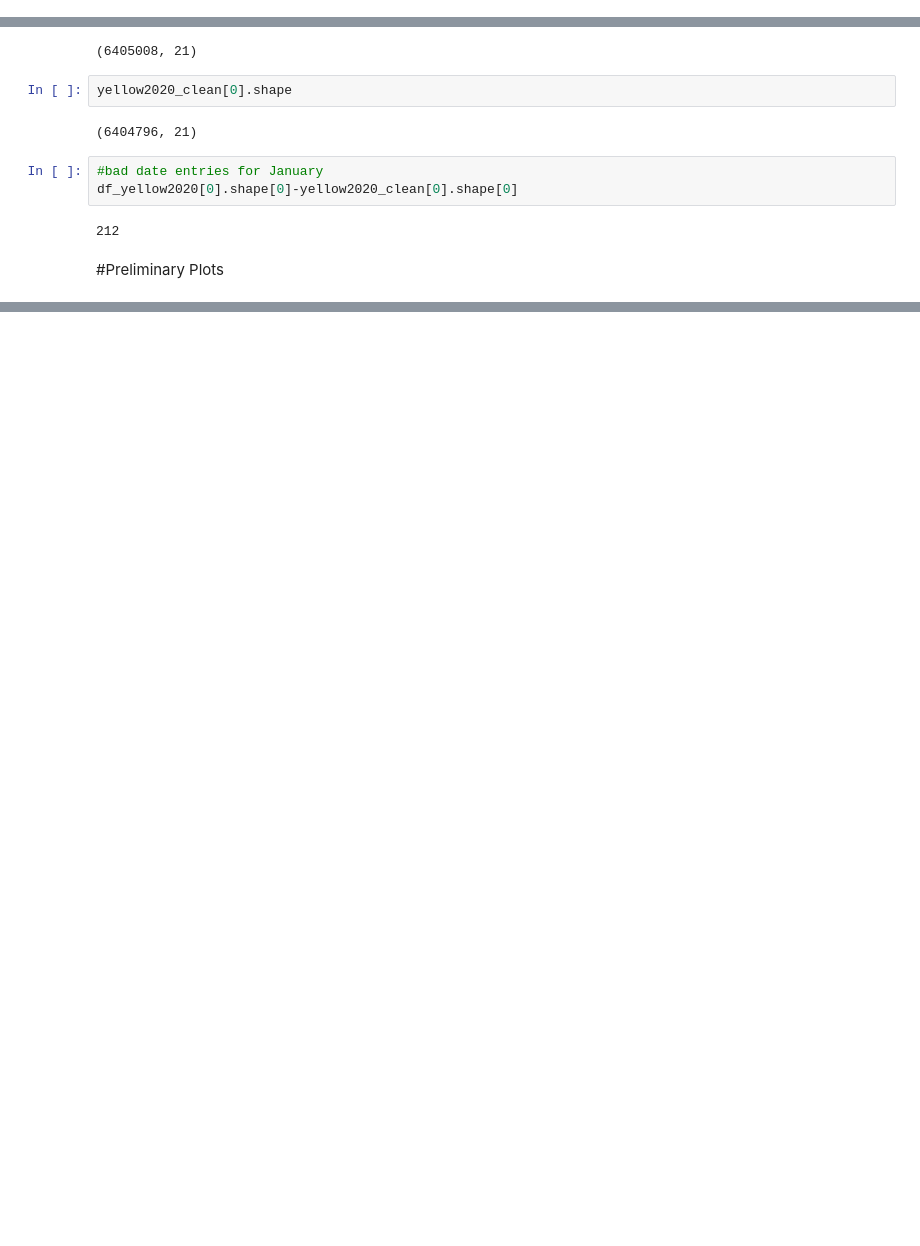
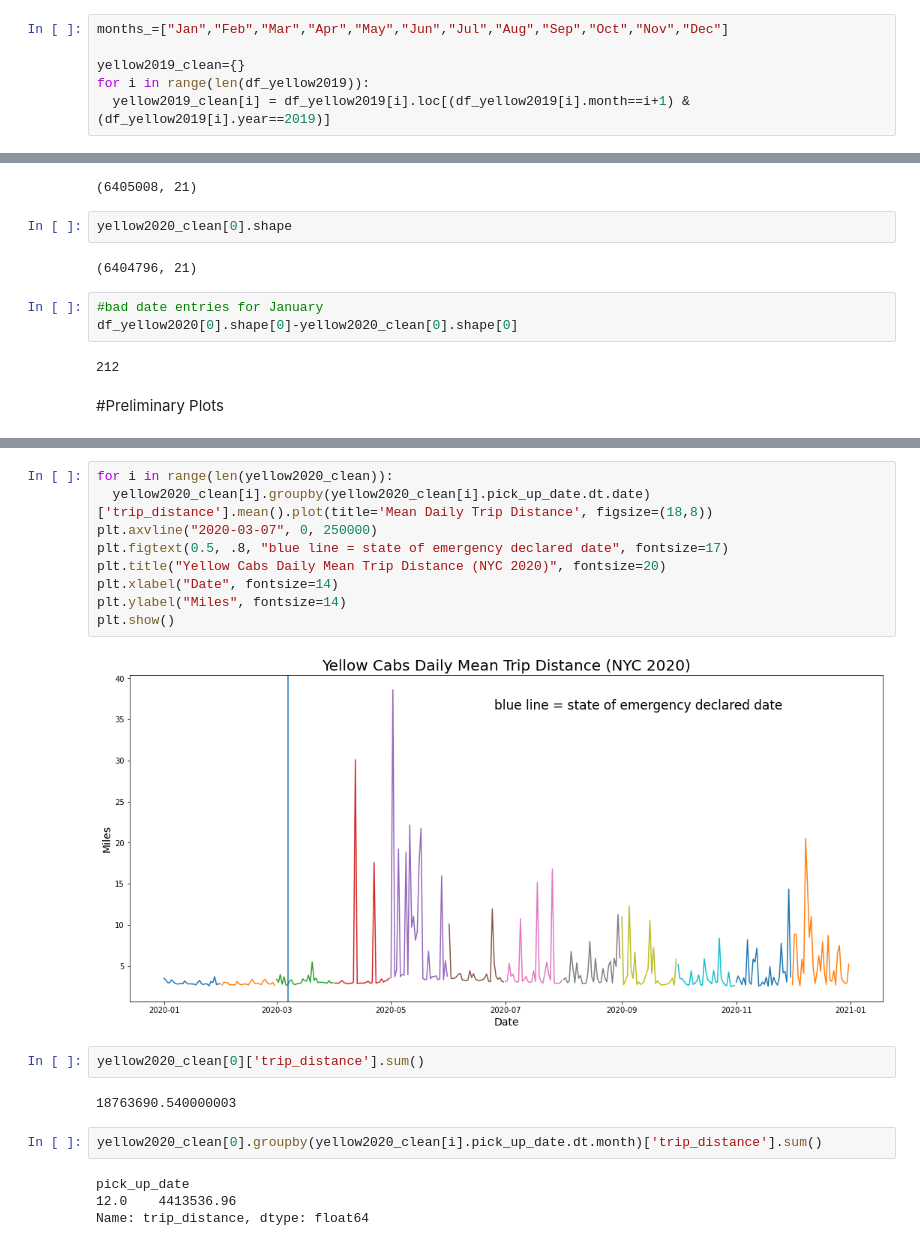
Before and after one commit to harrislam1/covid19_NYC_taxi_trips, a Jupyter notebook: loading_NYC_taxi_data.ipynb, the cells around one changed output, grey strips where cells are left out. Cells and saved outputs as stored; diff of their text form; blank space fills up the shorter version.

```diff
--- a/loading_NYC_taxi_data.ipynb
+++ b/loading_NYC_taxi_data.ipynb
@@ -5,0 +28,6 @@ import datetime as dt
+# %%
+months_=["Jan","Feb","Mar","Apr","May","Jun","Jul","Aug","Sep","Oct","Nov","Dec"]
+
+yellow2019_clean={}
+for i in range(len(df_yellow2019)):
+  yellow2019_clean[i] = df_yellow2019[i].loc[(df_yellow2019[i].month==i+1) & (df_yellow2019[i].year==2019)]
@@ -78,0 +228,21 @@ df_yellow2020[0].shape[0]-yellow2020_clean[0].shape[0]
+# %%
+for i in range(len(yellow2020_clean)):
+  yellow2020_clean[i].groupby(yellow2020_clean[i].pick_up_date.dt.date)['trip_distance'].mean().plot(title='Mean Daily Trip Distance', figsize=(18,8))
+plt.axvline("2020-03-07", 0, 250000)
+plt.figtext(0.5, .8, "blue line = state of emergency declared date", fontsize=17)
+plt.title("Yellow Cabs Daily Mean Trip Distance (NYC 2020)", fontsize=20)
+plt.xlabel("Date", fontsize=14)
+plt.ylabel("Miles", fontsize=14)
+plt.show()
+# %% [output]
+[figure, added]
+# %%
+yellow2020_clean[0]['trip_distance'].sum()
+# %% [output]
+18763690.540000003
+# %%
+yellow2020_clean[0].groupby(yellow2020_clean[i].pick_up_date.dt.month)['trip_distance'].sum()
+# %% [output]
+pick_up_date
+12.0    4413536.96
+Name: trip_distance, dtype: float64
```
Also changed, not shown: parts of 50 cells of this notebook.
